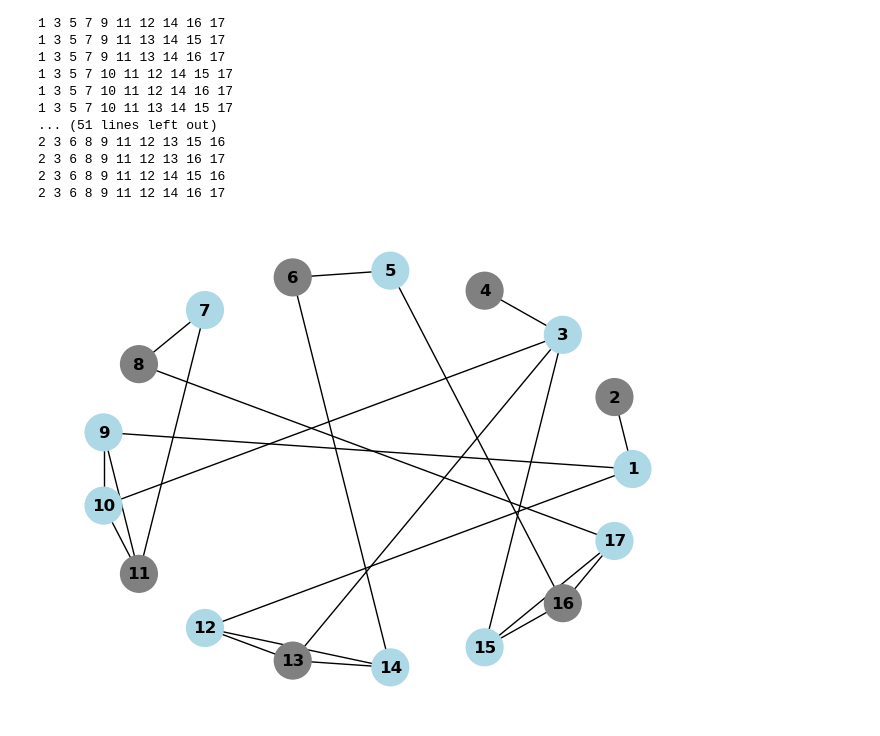
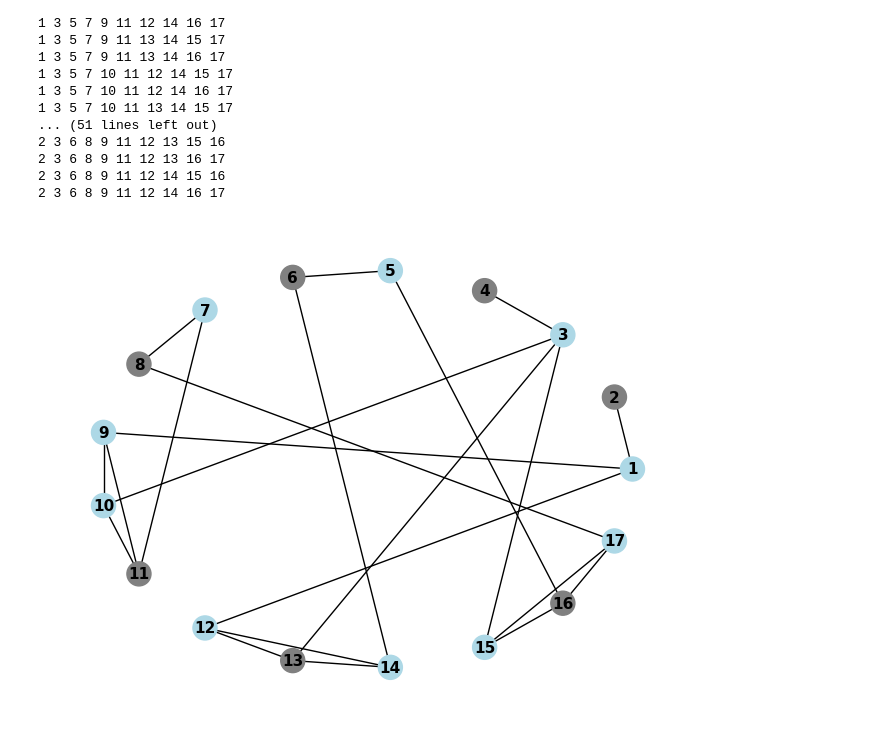
Before and after one commit to ExitedState/2301365_ALGO-LAB, a Jupyter notebook: LAB10/LAB10_Q3.ipynb, the cells around one changed output. Drawn from its saved outputs; the diff is of its cells as text; code cells hidden in the pictures.

Commit message:
Q3_change graph

```diff
--- a/LAB10/LAB10_Q3.ipynb
+++ b/LAB10/LAB10_Q3.ipynb
@@ -157,32 +157,31 @@ Yes
 # %%
 import networkx as nx
 import matplotlib.pyplot as plt
 
 def draw_graph_with_vertex_cover(adj_matrix, vertex_cover):
     G = nx.Graph()
     num_vertices = len(adj_matrix)
 
     # Add nodes
     G.add_nodes_from(range(1, num_vertices + 1))
 
     # Add edges
     for i in range(num_vertices):
         for j in range(i+1, num_vertices):
             if adj_matrix[i][j] == 1:
                 G.add_edge(i + 1, j + 1)
 
     # Node colors: blue for vertex cover, gray for others
     node_colors = ['lightblue' if (i + 1) in vertex_cover else 'gray' for i in range(num_vertices)]
 
     # Draw the graph
     pos = nx.circular_layout(G)
-    nx.draw(G,pos, with_labels=True, node_color=node_colors, font_weight='bold', node_size=700)
+    nx.draw(G,pos, with_labels=True, node_color=node_colors, font_size='11', node_size=300, font_weight='bold')
     plt.show()
 
-# Assuming graph.adj_matrix is the adjacency matrix from the previous code
-# Manually specify a vertex cover (this is just an example and might not be optimal)
-valid_vertex_covers = [[x+1 for x in row] for row in valid_vertex_covers]
-vertex_cover = valid_vertex_covers[0]  # Example vertex cover nodes
+
+valid_vertex_covers = [[x+1 for x in row] for row in valid_vertex_covers] # Convert to 1-based indexing
+vertex_cover = valid_vertex_covers[0]  # Pick the first vertex cover to show
 draw_graph_with_vertex_cover(graph.adj_matrix, vertex_cover)
 # %% [output]
-[figure, old version]
+[figure, new version]
```
Also changed, not shown: parts of 1 cell of this notebook.
